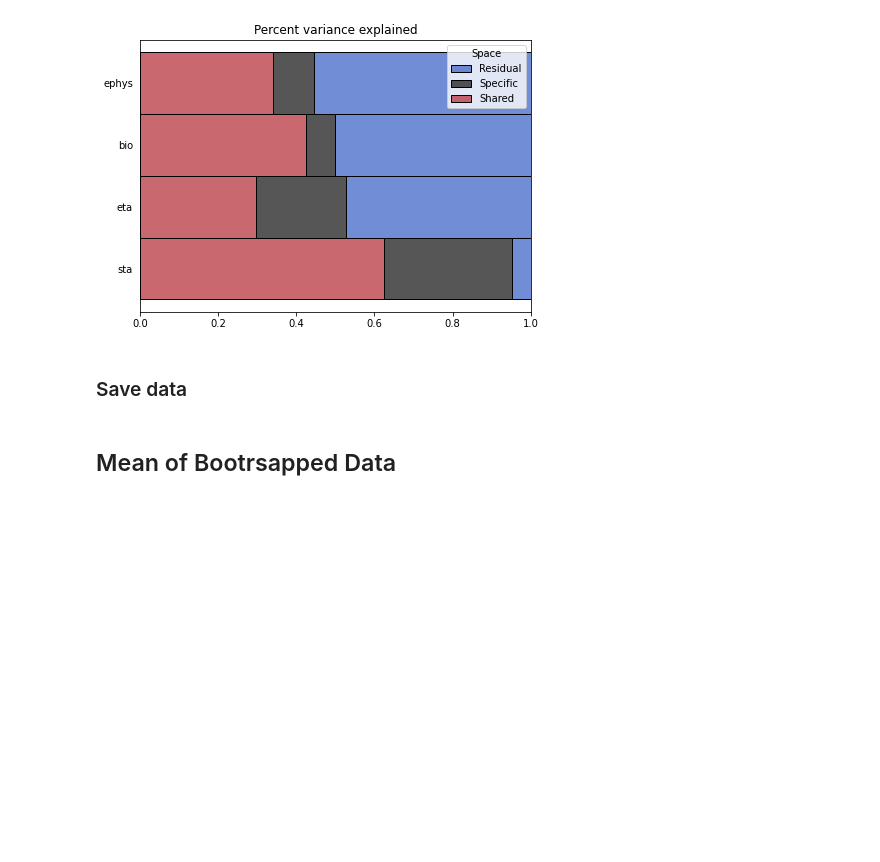
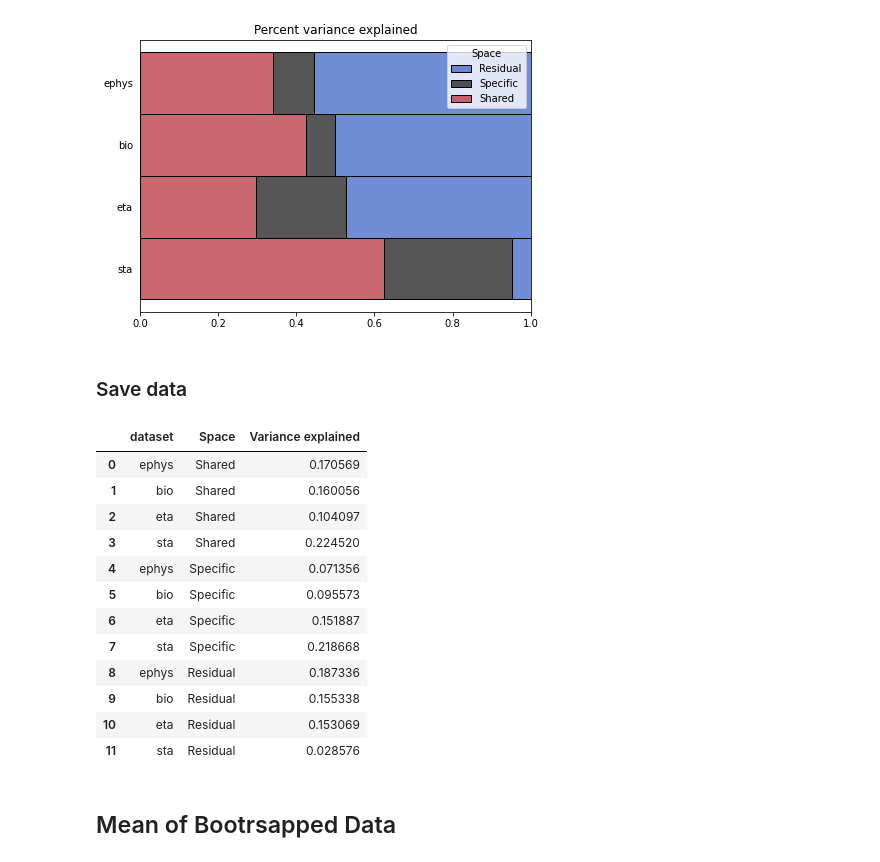
Before and after one commit to Nishant-codex/single_cell_analysis, a Jupyter notebook: notebooks_acsf/pCCA_acsf.ipynb, the cells around one changed output. Drawn from its saved outputs; the diff is of its cells as text; code cells hidden in the pictures; blank space fills up the shorter version.

Commit message:
added residual files

```diff
--- a/notebooks_acsf/pCCA_acsf.ipynb
+++ b/notebooks_acsf/pCCA_acsf.ipynb
@@ -942,3 +942,19 @@ temp_inh_1_trials_mean.to_csv('G:/My Drive/Data For Publication/paper2/part1/tem
 
 temp_exc_2_trials_mean.to_csv('G:/My Drive/Data For Publication/paper2/part1/temp_exc_2_trials_mean.csv')
 temp_inh_2_trials_mean.to_csv('G:/My Drive/Data For Publication/paper2/part1/temp_inh_2_trials_mean.csv')
+# %%
+temp_inh_2_trials_std
+# %% [output]
+|  | dataset | Space | Variance explained |
+| 0 | ephys | Shared | 0.170569 |
+| 1 | bio | Shared | 0.160056 |
+| 2 | eta | Shared | 0.104097 |
+| 3 | sta | Shared | 0.224520 |
+| 4 | ephys | Specific | 0.071356 |
+| 5 | bio | Specific | 0.095573 |
+| 6 | eta | Specific | 0.151887 |
+| 7 | sta | Specific | 0.218668 |
+| 8 | ephys | Residual | 0.187336 |
+| 9 | bio | Residual | 0.155338 |
+| 10 | eta | Residual | 0.153069 |
+| 11 | sta | Residual | 0.028576 |
```
Also changed, not shown: parts of 1 cell of this notebook, 16 other files.
